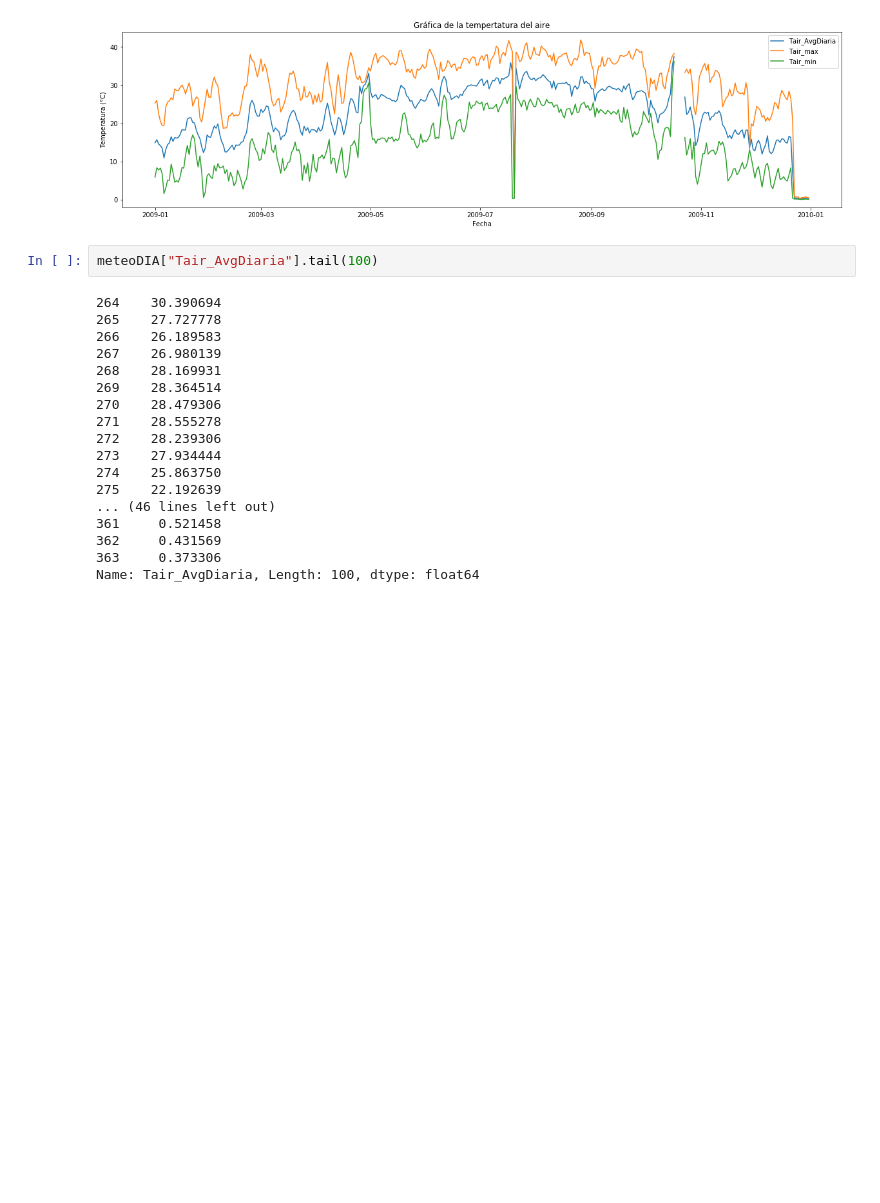
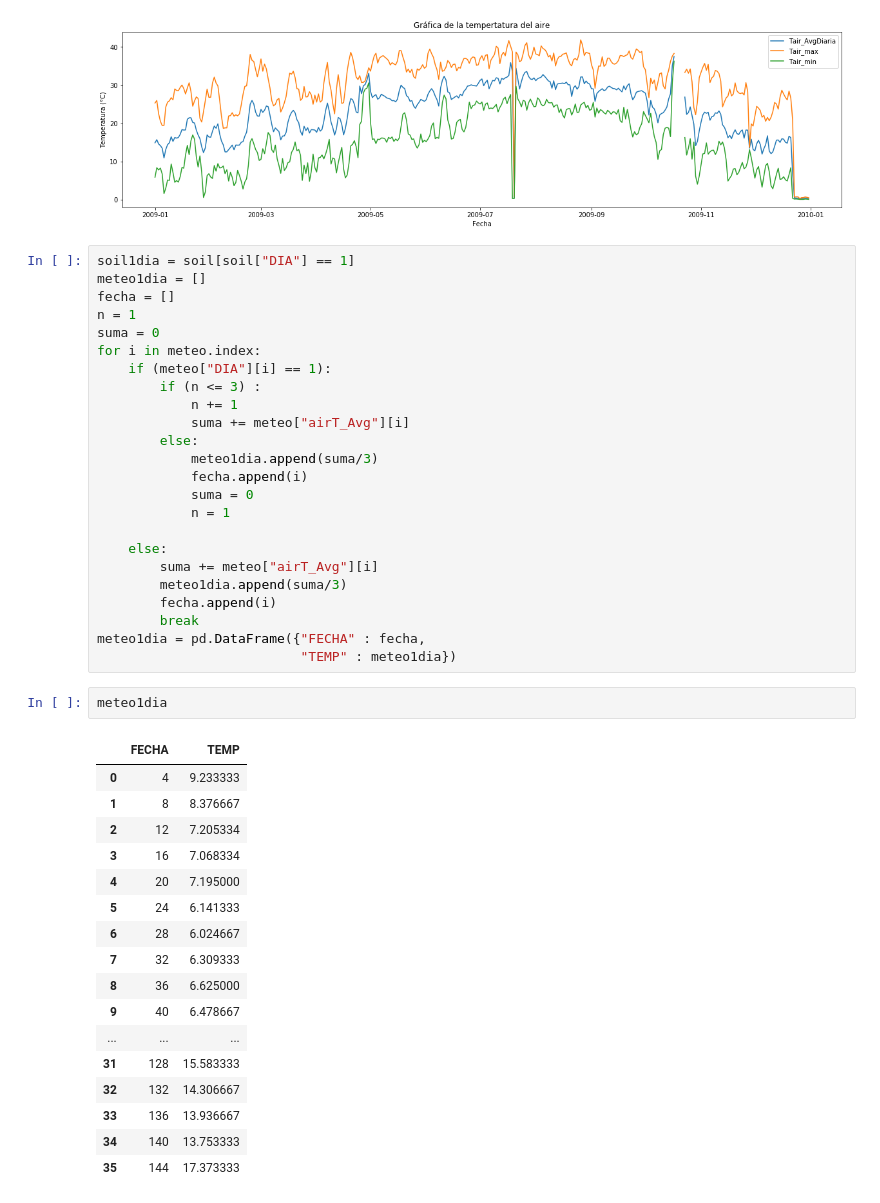
Before and after one commit to Askleth/Archivero, a Jupyter notebook: Actividad_8/Act8.ipynb, the cells around one changed output. Drawn from its saved outputs; the diff is of its cells as text; blank space fills up the shorter version.

```diff
--- a/Actividad_8/Act8.ipynb
+++ b/Actividad_8/Act8.ipynb
@@ -118,23 +118,47 @@ plt.legend(cosas)
 plt.show()
 # %% [output]
 [figure]
-# %%
-meteoDIA["Tair_AvgDiaria"].tail(100)
-# %% [output]
-264    30.390694
-265    27.727778
-266    26.189583
-267    26.980139
-268    28.169931
-269    28.364514
-270    28.479306
-271    28.555278
-272    28.239306
-273    27.934444
-274    25.863750
-275    22.192639
-... (46 lines left out)
-361     0.521458
-362     0.431569
-363     0.373306
-Name: Tair_AvgDiaria, Length: 100, dtype: float64
+# %%
+soil1dia = soil[soil["DIA"] == 1]
+meteo1dia = []
+fecha = []
+n = 1
+suma = 0
+for i in meteo.index:
+    if (meteo["DIA"][i] == 1):
+        if (n <= 3) :
+            n += 1
+            suma += meteo["airT_Avg"][i]
+        else:
+            meteo1dia.append(suma/3)
+            fecha.append(i)
+            suma = 0
+            n = 1
+
+    else:
+        suma += meteo["airT_Avg"][i]
+        meteo1dia.append(suma/3)
+        fecha.append(i)
+        break
+meteo1dia = pd.DataFrame({"FECHA" : fecha,
+                          "TEMP" : meteo1dia})
+# %%
+meteo1dia
+# %% [output]
+|  | FECHA | TEMP |
+| 0 | 4 | 9.233333 |
+| 1 | 8 | 8.376667 |
+| 2 | 12 | 7.205334 |
+| 3 | 16 | 7.068334 |
+| 4 | 20 | 7.195000 |
+| 5 | 24 | 6.141333 |
+| 6 | 28 | 6.024667 |
+| 7 | 32 | 6.309333 |
+| 8 | 36 | 6.625000 |
+| 9 | 40 | 6.478667 |
+| ... | ... | ... |
+| 31 | 128 | 15.583333 |
+| 32 | 132 | 14.306667 |
+| 33 | 136 | 13.936667 |
+| 34 | 140 | 13.753333 |
+| 35 | 144 | 17.373333 |
```
Also changed, not shown: parts of 7 cells of this notebook.
